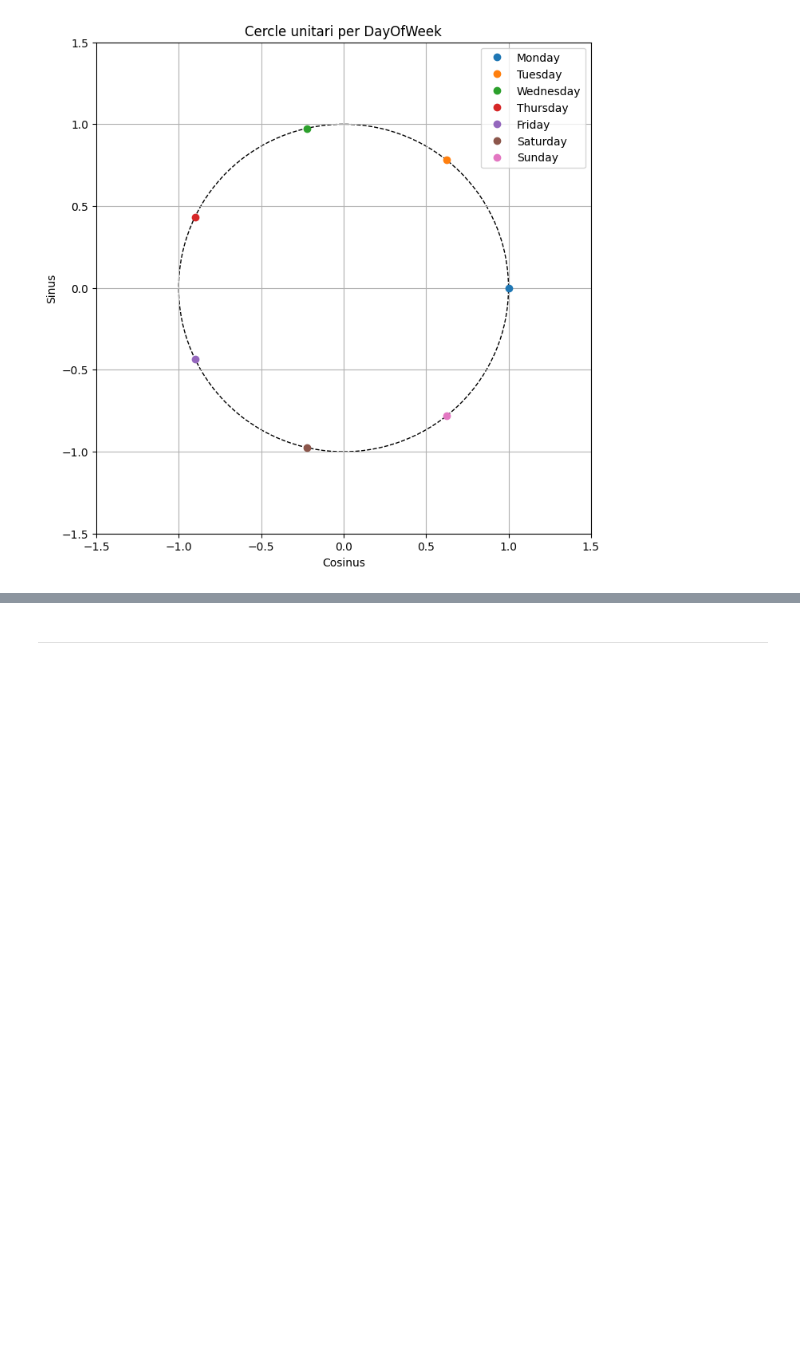
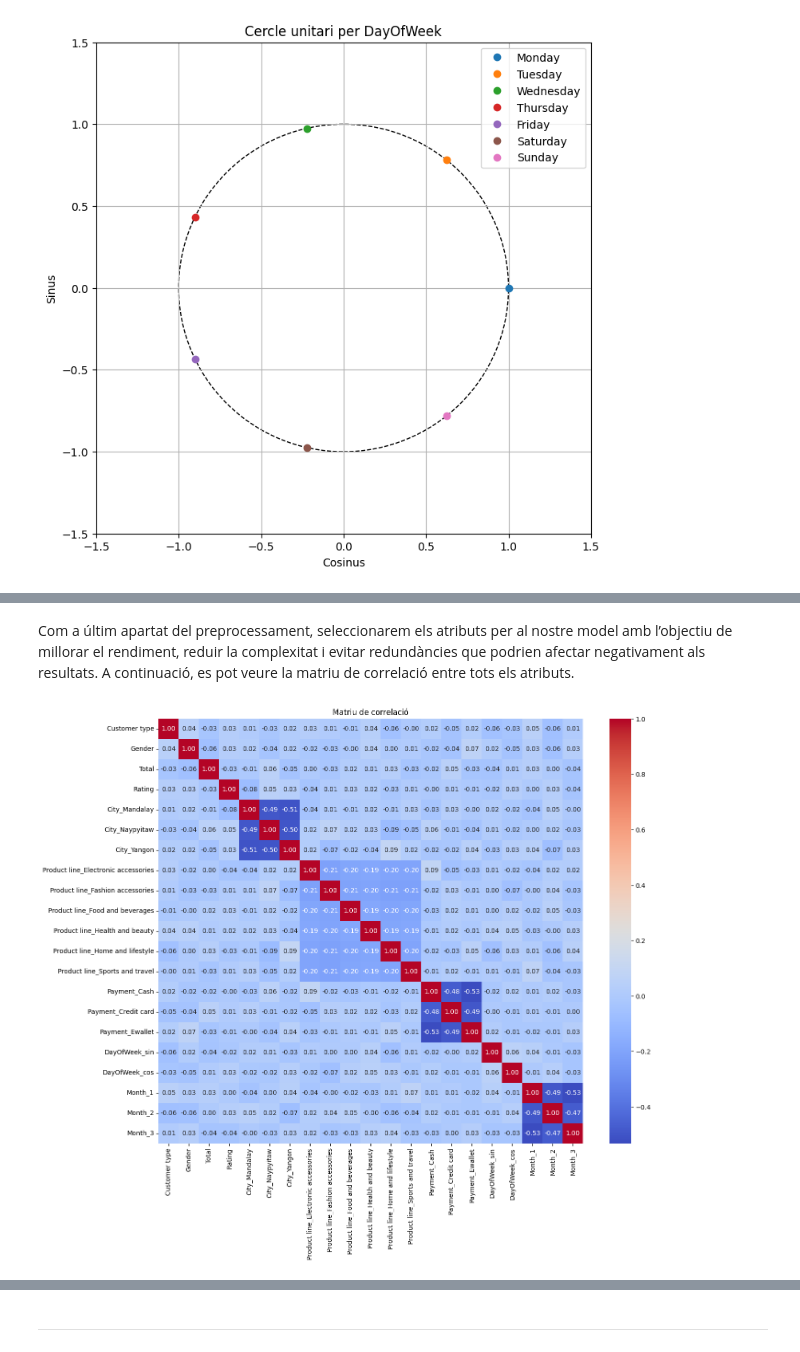
Before and after one commit to gabozan/Predictive-Modeling-on-Supermarket-Sales, a Jupyter notebook: supermarket_sales.ipynb, the cells around one changed output, grey strips where cells are left out. Drawn from its saved outputs; the diff is of its cells as text; code cells hidden in the pictures; blank space fills up the shorter version.

```diff
--- a/supermarket_sales.ipynb
+++ b/supermarket_sales.ipynb
@@ -471,0 +492,10 @@ Ara que ja tenim totes les dades en format numèric, el següent pas es normalit
+# %% [markdown]
+Com a últim apartat del preprocessament, seleccionarem els atributs per al nostre model amb l’objectiu de millorar el rendiment, reduir la complexitat i evitar redundàncies que podrien afectar negativament als resultats. A continuació, es pot veure la matriu de correlació entre tots els atributs.
+# %%
+matriuCorrelacio = X_train.corr()
+plt.figure(figsize=(15, 12))
+sns.heatmap(matriuCorrelacio, annot=True, fmt=".2f", cmap="coolwarm", square=True)
+plt.title("Matriu de correlació")
+plt.show()
+# %% [output]
+[figure, added]
```
Also changed, not shown: parts of 10 cells of this notebook.
